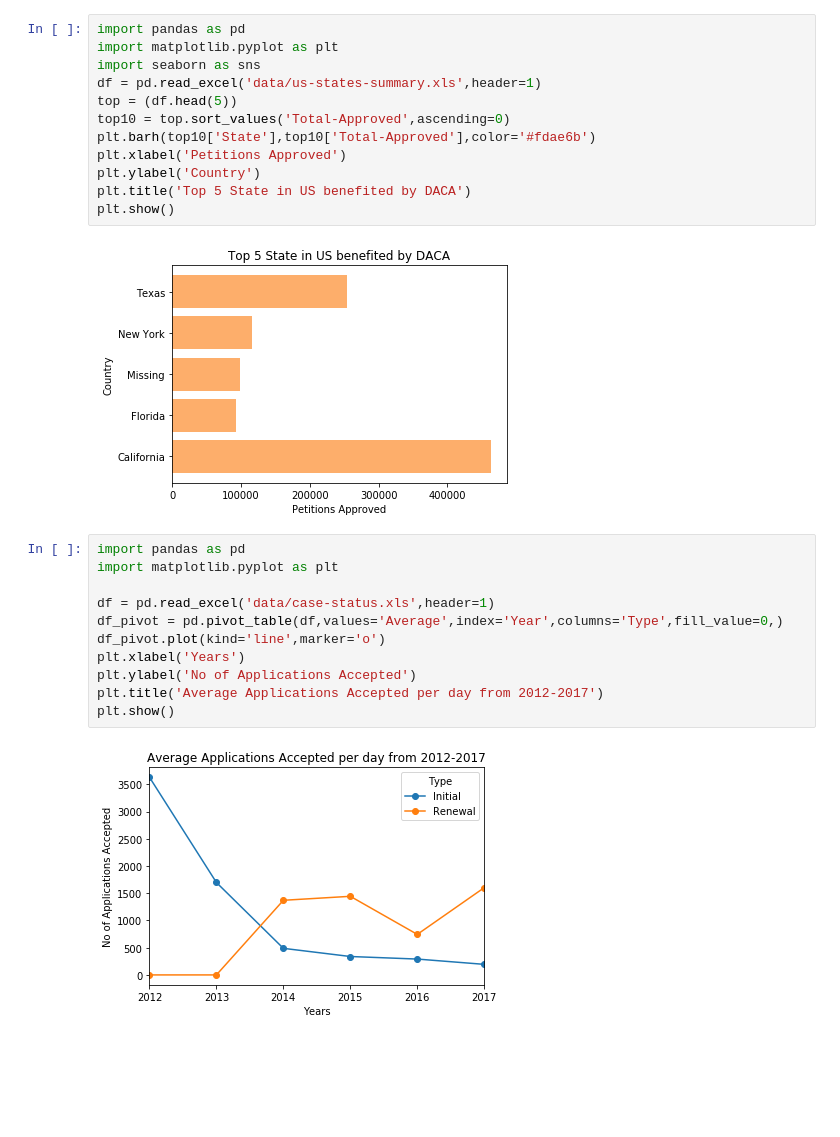
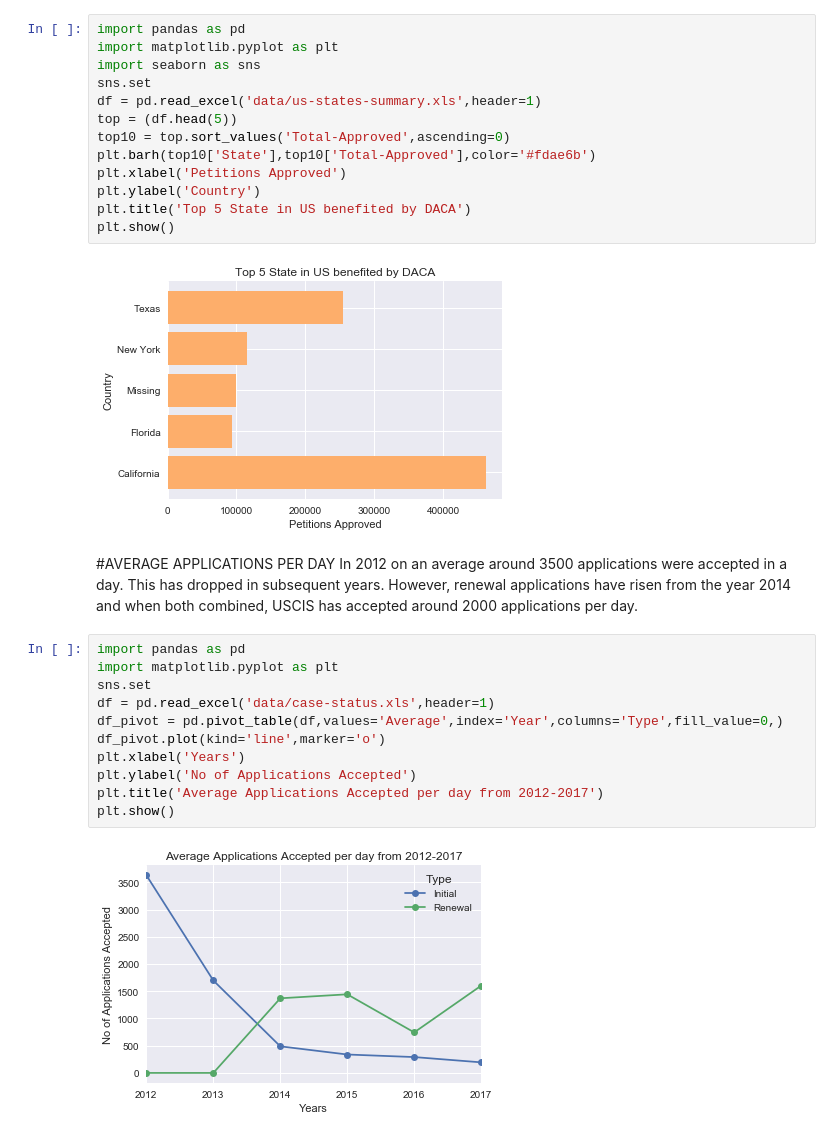
Before and after one commit to KirazG/datascience, a Jupyter notebook: capstone-project1/DataStory/Datastory.ipynb, the cells around one changed output. Drawn from its saved outputs; the diff is of its cells as text; blank space fills up the shorter version.

```diff
--- a/capstone-project1/DataStory/Datastory.ipynb
+++ b/capstone-project1/DataStory/Datastory.ipynb
@@ -121,6 +146,7 @@ plt.show()
 import pandas as pd
 import matplotlib.pyplot as plt
 import seaborn as sns
+sns.set
 df = pd.read_excel('data/us-states-summary.xls',header=1)
 top = (df.head(5))
 top10 = top.sort_values('Total-Approved',ascending=0)
@@ -130,17 +156,20 @@ plt.ylabel('Country')
 plt.title('Top 5 State in US benefited by DACA')
 plt.show()
 # %% [output]
-[figure, old version]
+[figure, new version]
+# %% [markdown]
+#AVERAGE APPLICATIONS PER DAY
+In 2012 on an average around 3500 applications were accepted in a day. This has dropped in subsequent years. However, renewal applications have risen from the year 2014 and when both combined, USCIS has accepted around 2000 applications per day.
 # %%
 import pandas as pd
 import matplotlib.pyplot as plt
-
+sns.set
 df = pd.read_excel('data/case-status.xls',header=1)
 df_pivot = pd.pivot_table(df,values='Average',index='Year',columns='Type',fill_value=0,)
 df_pivot.plot(kind='line',marker='o')
 plt.xlabel('Years')
 plt.ylabel('No of Applications Accepted')
 plt.title('Average Applications Accepted per day from 2012-2017')
 plt.show()
 # %% [output]
-[figure, old version]
+[figure, new version]
```
Also changed, not shown: parts of 18 cells of this notebook.
